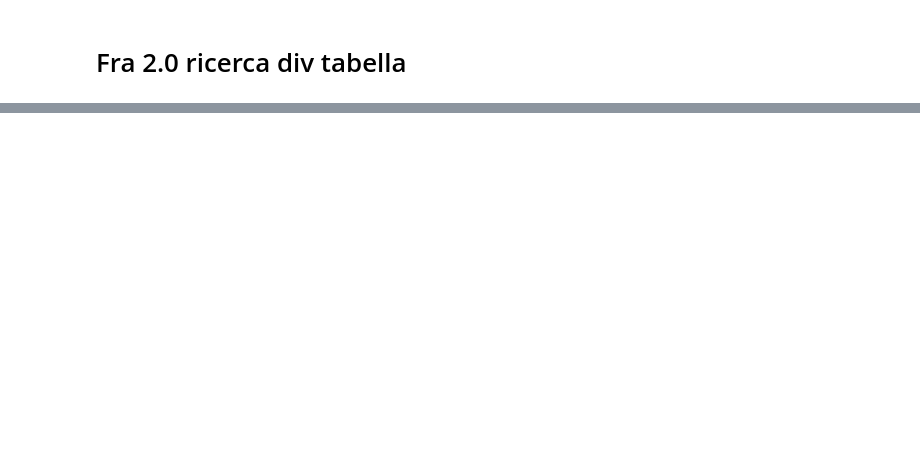
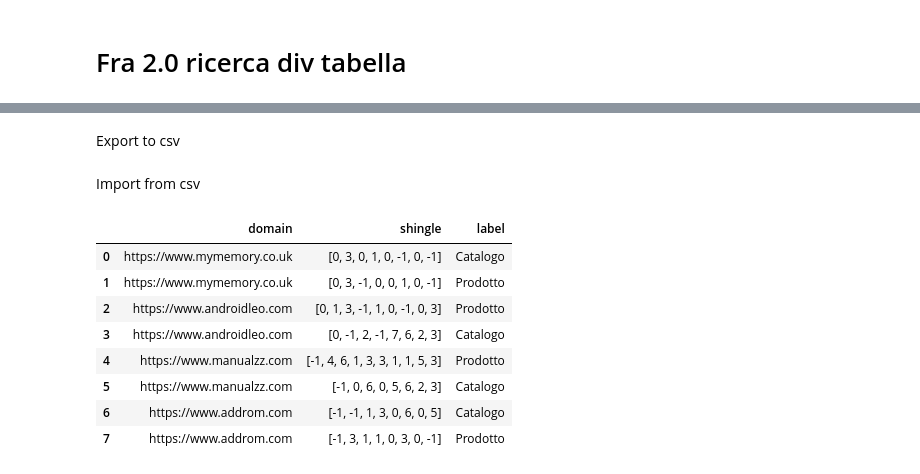
Before and after one commit to matteoAquilani95/AgiwProject, a Jupyter notebook: ProveProgetto.ipynb, the cells around one changed output, grey strips where cells are left out. Drawn from its saved outputs; the diff is of its cells as text; code cells hidden in the pictures; blank space fills up the shorter version.

```diff
--- a/ProveProgetto.ipynb
+++ b/ProveProgetto.ipynb
@@ -425,0 +750,2 @@ def feature_Tables(tables):
+# %% [markdown]
+Export to csv
@@ -425,0 +754,15 @@ def feature_Tables(tables):
+# %% [markdown]
+Import from csv
+# %%
+data = pd.read_csv("dataset/FoxLink/label_0.csv")
+data
+# %% [output]
+|  | domain | shingle | label |
+| 0 | https://www.mymemory.co.uk | [0, 3, 0, 1, 0, -1, 0, -1] | Catalogo |
+| 1 | https://www.mymemory.co.uk | [0, 3, -1, 0, 0, 1, 0, -1] | Prodotto |
+| 2 | https://www.androidleo.com | [0, 1, 3, -1, 1, 0, -1, 0, 3] | Prodotto |
+| 3 | https://www.androidleo.com | [0, -1, 2, -1, 7, 6, 2, 3] | Catalogo |
+| 4 | https://www.manualzz.com | [-1, 4, 6, 1, 3, 3, 1, 1, 5, 3] | Prodotto |
+| 5 | https://www.manualzz.com | [-1, 0, 6, 0, 5, 6, 2, 3] | Catalogo |
+| 6 | https://www.addrom.com | [-1, -1, 1, 3, 0, 6, 0, 5] | Catalogo |
+| 7 | https://www.addrom.com | [-1, 3, 1, 1, 0, 3, 0, -1] | Prodotto |
```
Also changed, not shown: parts of 25 cells of this notebook, 10 other files.
